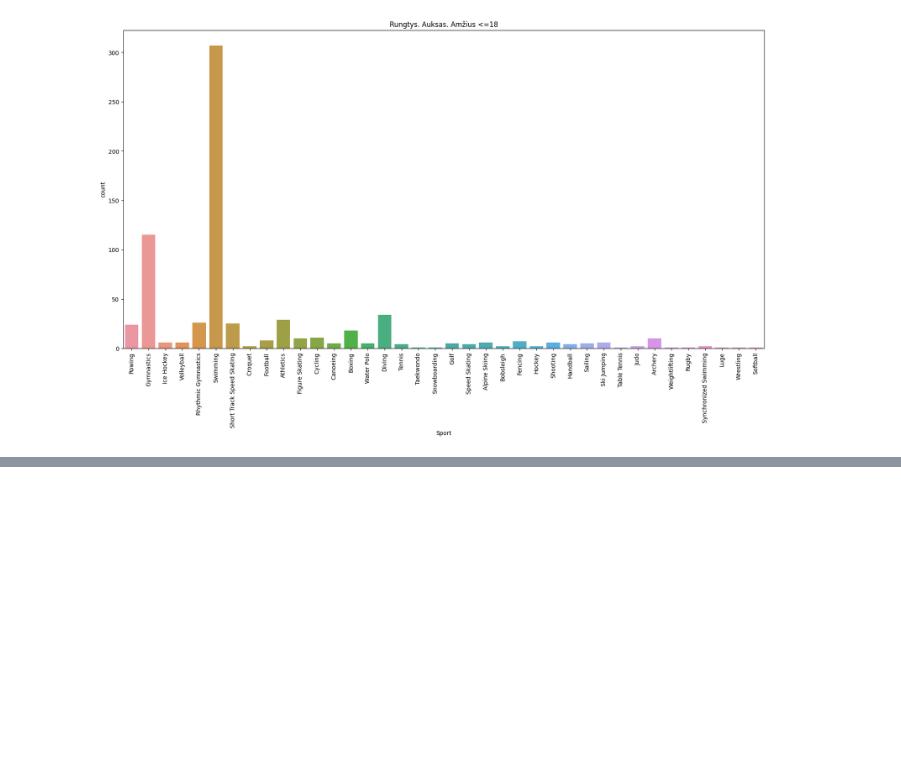
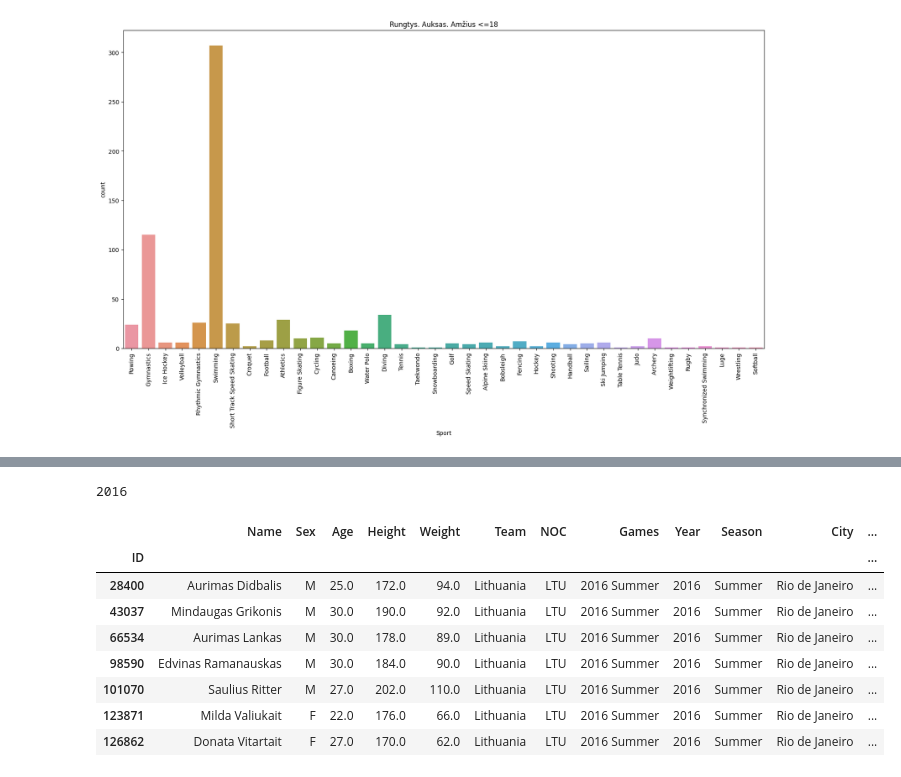
Before and after one commit to kilciukas/Olympic_dataset_exploration, a Jupyter notebook: Notebook/Olimpines_notebook.ipynb, the cells around one changed output, grey strips where cells are left out. Saved outputs shown, nothing was run; the diff lists cells and outputs as text; code cells hidden in the pictures; blank space fills up the shorter version.

```diff
--- a/Notebook/Olimpines_notebook.ipynb
+++ b/Notebook/Olimpines_notebook.ipynb
@@ -151,0 +186,19 @@ plt.xticks(rotation=90)
+# %%
+bendras_vėliausi_metai = bendras['Year'].max()
+bendras_vėliausi_metai
+# %% [output]
+2016
+# %%
+bendras_filtruota_pagalLT = bendras[(bendras['region'] == 'Lithuania') & (bendras['Year'] == 2016)]
+bendras_filtruota_pagalLT_tikMedaliai = bendras_filtruota_pagalLT.dropna(subset = ['Medal'])
+bendras_filtruota_pagalLT_tikMedaliai
+# %% [output]
+|  | Name | Sex | Age | Height | Weight | Team | NOC | Games | Year | Season | City | ... |
+| ID |  |  |  |  |  |  |  |  |  |  |  | ... |
+| 28400 | Aurimas Didbalis | M | 25.0 | 172.0 | 94.0 | Lithuania | LTU | 2016 Summer | 2016 | Summer | Rio de Janeiro | ... |
+| 43037 | Mindaugas Grikonis | M | 30.0 | 190.0 | 92.0 | Lithuania | LTU | 2016 Summer | 2016 | Summer | Rio de Janeiro | ... |
+| 66534 | Aurimas Lankas | M | 30.0 | 178.0 | 89.0 | Lithuania | LTU | 2016 Summer | 2016 | Summer | Rio de Janeiro | ... |
+| 98590 | Edvinas Ramanauskas | M | 30.0 | 184.0 | 90.0 | Lithuania | LTU | 2016 Summer | 2016 | Summer | Rio de Janeiro | ... |
+| 101070 | Saulius Ritter | M | 27.0 | 202.0 | 110.0 | Lithuania | LTU | 2016 Summer | 2016 | Summer | Rio de Janeiro | ... |
+| 123871 | Milda Valiukait | F | 22.0 | 176.0 | 66.0 | Lithuania | LTU | 2016 Summer | 2016 | Summer | Rio de Janeiro | ... |
+| 126862 | Donata Vitartait | F | 27.0 | 170.0 | 62.0 | Lithuania | LTU | 2016 Summer | 2016 | Summer | Rio de Janeiro | ... |
```
Also changed, not shown: parts of 4 cells of this notebook.
